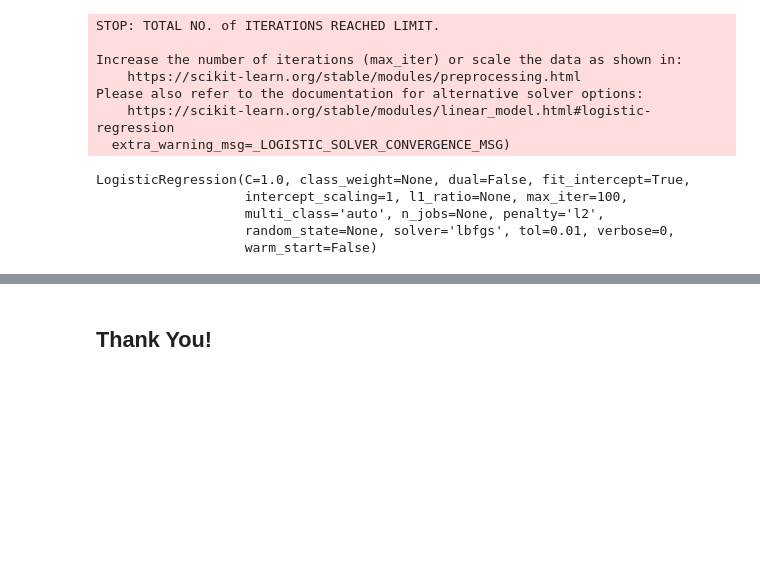
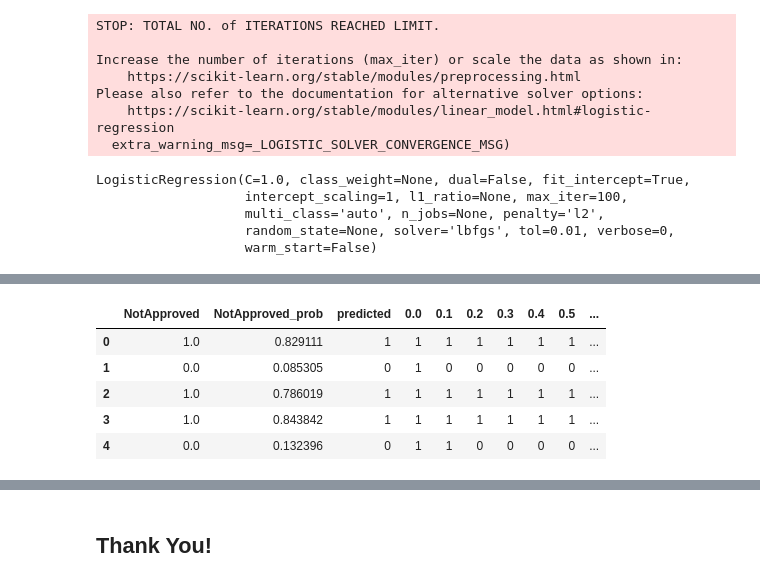
Before and after one commit to GaikwadChinmay/Credit-Card-Approval-Prediction, a Jupyter notebook: Classification CreditCardApproval.ipynb, the cells around one changed output, grey strips where cells are left out. Cells and saved outputs as stored; diff of their text form; code cells hidden in the pictures; blank space fills up the shorter version.

```diff
--- a/Classification CreditCardApproval.ipynb
+++ b/Classification CreditCardApproval.ipynb
@@ -288,0 +285,13 @@ final_logreg.score(rescaledX_test,y_test)
+# %%
+X_trn = rescaledX_train
+X_tst = rescaledX_test
+y_trn = y_train
+y_tst = y_test
+
+y_test_pred = final_logreg.predict(X_tst)
+# Predicting probablities on data
+y_train_pred_prob = final_logreg.predict_proba(X_trn)
+y_test_pred_prob = final_logreg.predict_proba(X_tst)
+# Printing the precision, recall and F1
+target_names = ['Approved','NotApproved']
+print("Performance on the Test data:\n",metrics.classification_report(y_test, y_test_pred, target_names=target_names))
@@ -288,0 +349,14 @@ final_logreg.score(rescaledX_test,y_test)
+# %%
+
+# Let's create columns with different probability cutoffs
+numbers = [float(x)/10 for x in range(10)]
+for i in numbers:
+    y_train_pred_final[i]= y_train_pred_final.NotApproved_prob.map(lambda x: 1 if x > i else 0)
+y_train_pred_final.head()
+# %% [output]
+|  | NotApproved | NotApproved_prob | predicted | 0.0 | 0.1 | 0.2 | 0.3 | 0.4 | 0.5 | ... |
+| 0 | 1.0 | 0.829111 | 1 | 1 | 1 | 1 | 1 | 1 | 1 | ... |
+| 1 | 0.0 | 0.085305 | 0 | 1 | 0 | 0 | 0 | 0 | 0 | ... |
+| 2 | 1.0 | 0.786019 | 1 | 1 | 1 | 1 | 1 | 1 | 1 | ... |
+| 3 | 1.0 | 0.843842 | 1 | 1 | 1 | 1 | 1 | 1 | 1 | ... |
+| 4 | 0.0 | 0.132396 | 0 | 1 | 1 | 0 | 0 | 0 | 0 | ... |
```
Also changed, not shown: parts of 25 cells of this notebook.
